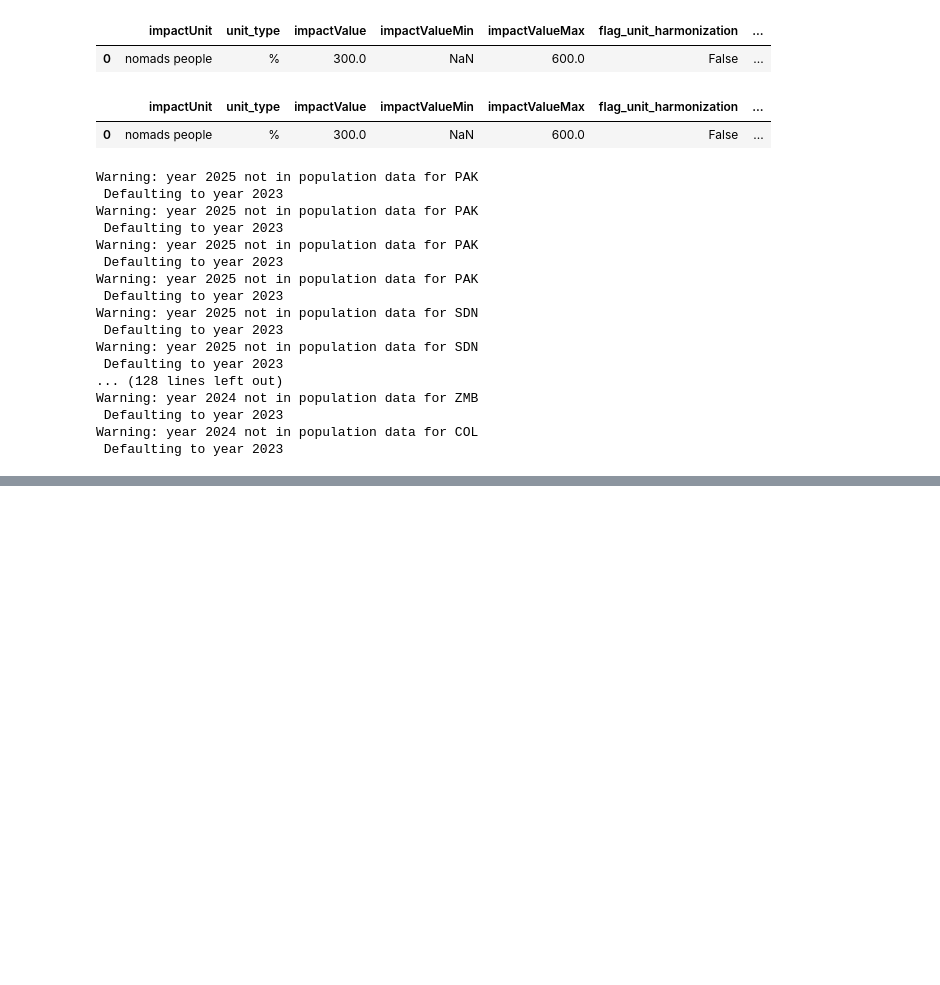
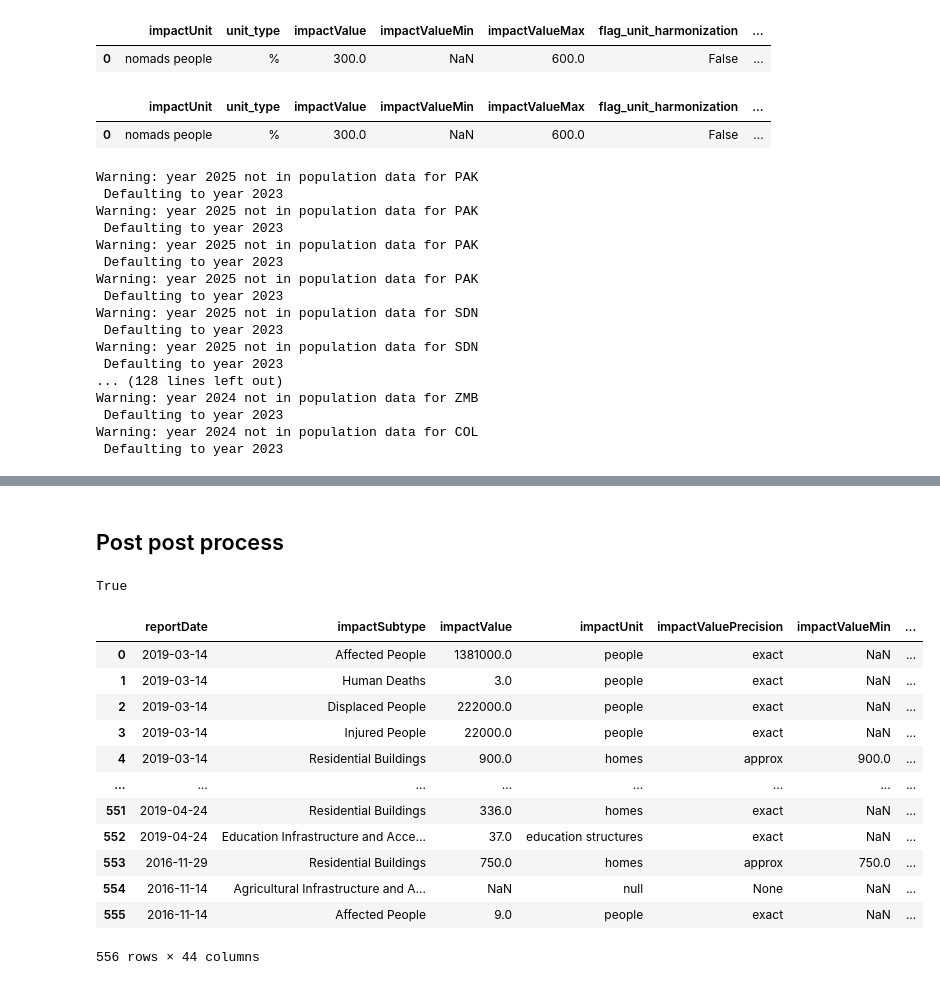
Before and after one commit to luseverin/ROUGE_database, a Jupyter notebook: notebooks/data_post_process.ipynb, the cells around one changed output, grey strips where cells are left out. Drawn from its saved outputs; the diff is of its cells as text; code cells hidden in the pictures; blank space fills up the shorter version.

```diff
--- a/notebooks/data_post_process.ipynb
+++ b/notebooks/data_post_process.ipynb
@@ -470,0 +321,61 @@ response_df_proc.groupby("appealCode").count()
+# %% [markdown]
+## Post post process
+# %%
+#load data (model)
+
+res_savename = "labelled_reports_impacts_all_v111025"
+#"labelled_reports_DREF_target_meta-llama_llama-4-scout-17b-16e-instruct_v211025"
+#"labelled_reports_turnoff_subtype_val_llama-3.3-70b-versatile_v141025.csv"
+#"labelled_reports_meta-llama_llama-4-scout-17b-16e-instruct_v230925.csv"
+#response_df = pd.read_csv(DATA_OUT_LLMS /(res_savename + ".csv"))
+suffix = "_geo_v161025"
+res_savename_geo =  "post_processed_new_unit_std_" + res_savename + suffix
+response_df_geo = gpd.read_file(DATA_OUT_PROC / (res_savename_geo+".gpkg"))
+#load data (labelled)
+#res_savename = "labelled_reports_impacts_all_v080925.csv"
+#response_df = pd.read_csv(DATA_LABELLED / res_savename)
+savename = "merged_subtypes_" + res_savename_geo
+# %%
+#merge infra and service access
+IMPACT_SUBTYPE_MERGER = {
+    "Transport Infrastructure and Access to Mobility" : r"(Road Infrastructure|Other Transport Infrastructure|Mobility and Access to Transport)",
+    "WASH Infrastructure and Access to WASH" : r"(Water, Sanitation, and Hygiene Infrastructure|Access to Water, Sanitation, and Hygiene|Water Quality and Availability)",
+    "Healthcare Infrastructure and Access to Healthcare" : r"(Healthcare Infrastructure|Access to Healthcare)",
+    "IT and Communication Infrastructure and Access to IT and Communication" : r"(IT Infrastructure and Communication Infrastructure|Access to IT and Communication Infrastructure)",
+    "Education Infrastructure and Access to Education" : r"(Education Infrastructure|Access to Education)",
+    "Agricultural Infrastructure and Access to Food" : r"(Agricultural Infrastructure|Access to Food|Crop Production and Forestry|Affected Livestock and Animals|Other Agricultural Impacts)",
+    "Power and Energy Infrastructure and Access to Power and Energy" : r"(Power and Energy Infrastructure|Access to Power and Energy)",
+}
+def merge_impact_subtypes(x, impact_kw_reclass=IMPACT_SUBTYPE_MERGER):
+    candidates = []
+    for key, value in impact_kw_reclass.items():
+        if re.search(value, x["impactSubtype"], re.IGNORECASE):
+            candidates.append(key)
+    if len(candidates) == 1:
+        x["impactSubtype"] = candidates[0]
+        x["flag_impactSubtype_merged"] = True
+    else:
+        x["flag_impactSubtype_merged"] = False
+    return x
+response_df_geo = response_df_geo.apply(merge_impact_subtypes, impact_kw_reclass=IMPACT_SUBTYPE_MERGER,axis=1)
+# %%
+from src.geocoding import atomic_gpkg_save
+atomic_gpkg_save(response_df_geo, DATA_OUT_PROC / (savename + ".gpkg"))
+# %% [output]
+True
+# %%
+response_df_geo
+# %% [output]
+|  | reportDate | impactSubtype | impactValue | impactUnit | impactValuePrecision | impactValueMin | ... |
+| 0 | 2019-03-14 | Affected People | 1381000.0 | people | exact | NaN | ... |
+| 1 | 2019-03-14 | Human Deaths | 3.0 | people | exact | NaN | ... |
+| 2 | 2019-03-14 | Displaced People | 222000.0 | people | exact | NaN | ... |
+| 3 | 2019-03-14 | Injured People | 22000.0 | people | exact | NaN | ... |
+| 4 | 2019-03-14 | Residential Buildings | 900.0 | homes | approx | 900.0 | ... |
+| ... | ... | ... | ... | ... | ... | ... | ... |
+| 551 | 2019-04-24 | Residential Buildings | 336.0 | homes | exact | NaN | ... |
+| 552 | 2019-04-24 | Education Infrastructure and Acce... | 37.0 | education structures | exact | NaN | ... |
+| 553 | 2016-11-29 | Residential Buildings | 750.0 | homes | approx | 750.0 | ... |
+| 554 | 2016-11-14 | Agricultural Infrastructure and A... | NaN | null | None | NaN | ... |
+| 555 | 2016-11-14 | Affected People | 9.0 | people | exact | NaN | ... |
+556 rows × 44 columns
```
Also changed, not shown: parts of 14 cells of this notebook.
